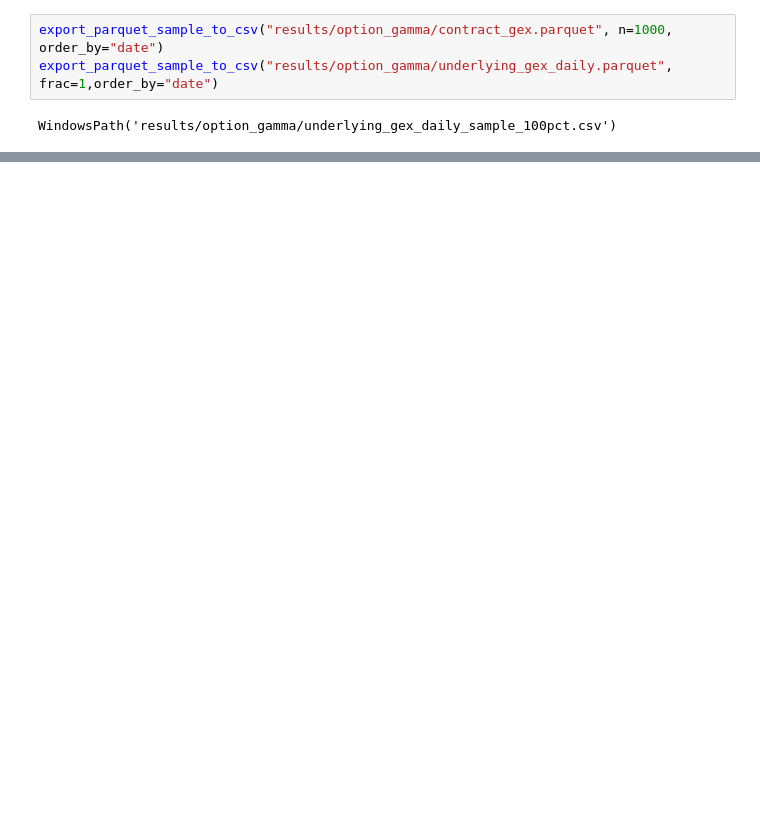
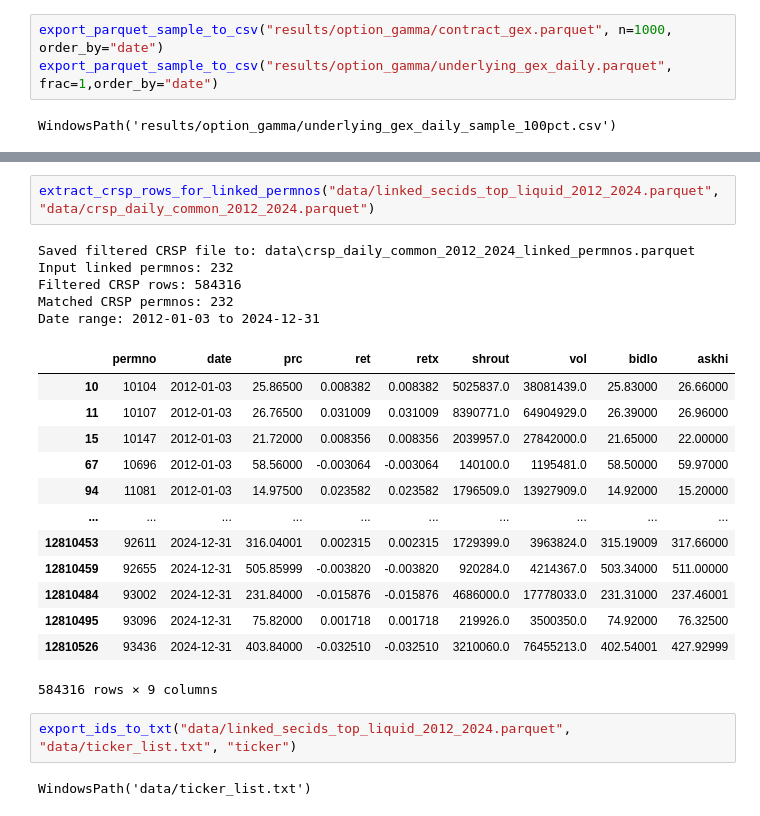
Before and after one commit to SniperWV458/ProjectGamma, a Jupyter notebook: runner.ipynb, the cells around one changed output, grey strips where cells are left out. Cells and saved outputs as stored; diff of their text form; blank space fills up the shorter version.

```diff
--- a/runner.ipynb
+++ b/runner.ipynb
@@ -183,0 +217,25 @@ out = export_secid_crsp_name_mapping(
+# %%
+extract_crsp_rows_for_linked_permnos("data/linked_secids_top_liquid_2012_2024.parquet", "data/crsp_daily_common_2012_2024.parquet")
+# %% [output]
+Saved filtered CRSP file to: data\crsp_daily_common_2012_2024_linked_permnos.parquet
+Input linked permnos: 232
+Filtered CRSP rows: 584316
+Matched CRSP permnos: 232
+Date range: 2012-01-03 to 2024-12-31
+|  | permno | date | prc | ret | retx | shrout | vol | bidlo | askhi |
+| 10 | 10104 | 2012-01-03 | 25.86500 | 0.008382 | 0.008382 | 5025837.0 | 38081439.0 | 25.83000 | 26.66000 |
+| 11 | 10107 | 2012-01-03 | 26.76500 | 0.031009 | 0.031009 | 8390771.0 | 64904929.0 | 26.39000 | 26.96000 |
+| 15 | 10147 | 2012-01-03 | 21.72000 | 0.008356 | 0.008356 | 2039957.0 | 27842000.0 | 21.65000 | 22.00000 |
+| 67 | 10696 | 2012-01-03 | 58.56000 | -0.003064 | -0.003064 | 140100.0 | 1195481.0 | 58.50000 | 59.97000 |
+| 94 | 11081 | 2012-01-03 | 14.97500 | 0.023582 | 0.023582 | 1796509.0 | 13927909.0 | 14.92000 | 15.20000 |
+| ... | ... | ... | ... | ... | ... | ... | ... | ... | ... |
+| 12810453 | 92611 | 2024-12-31 | 316.04001 | 0.002315 | 0.002315 | 1729399.0 | 3963824.0 | 315.19009 | 317.66000 |
+| 12810459 | 92655 | 2024-12-31 | 505.85999 | -0.003820 | -0.003820 | 920284.0 | 4214367.0 | 503.34000 | 511.00000 |
+| 12810484 | 93002 | 2024-12-31 | 231.84000 | -0.015876 | -0.015876 | 4686000.0 | 17778033.0 | 231.31000 | 237.46001 |
+| 12810495 | 93096 | 2024-12-31 | 75.82000 | 0.001718 | 0.001718 | 219926.0 | 3500350.0 | 74.92000 | 76.32500 |
+| 12810526 | 93436 | 2024-12-31 | 403.84000 | -0.032510 | -0.032510 | 3210060.0 | 76455213.0 | 402.54001 | 427.92999 |
+584316 rows × 9 columns
+# %%
+export_ids_to_txt("data/linked_secids_top_liquid_2012_2024.parquet", "data/ticker_list.txt", "ticker")
+# %% [output]
+WindowsPath('data/ticker_list.txt')
```
Also changed, not shown: parts of 15 cells of this notebook, 8 other files.
